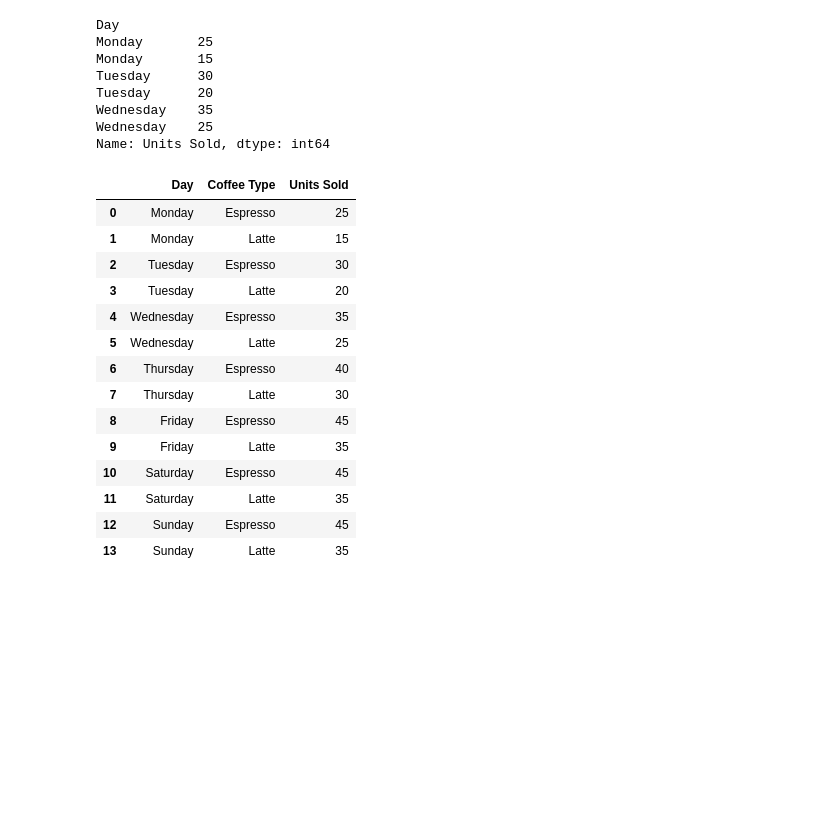
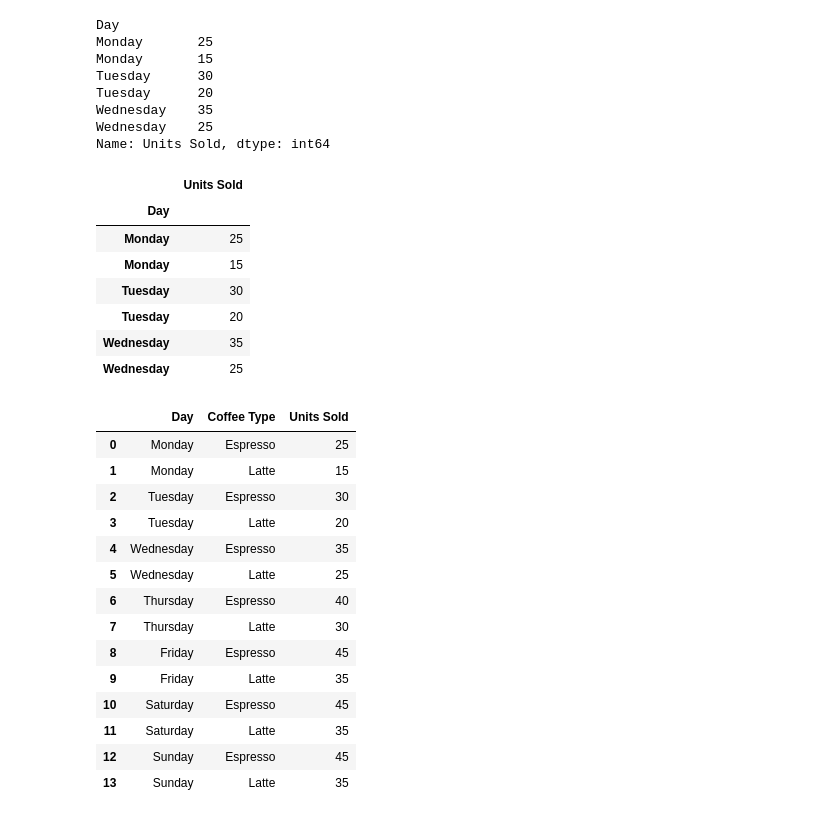
Before and after one commit to anmolzz-10/Pandas-tutorial, a Jupyter notebook: tutorial.ipynb, the cells around one changed output. Drawn from its saved outputs; the diff is of its cells as text; code cells hidden in the pictures; blank space fills up the shorter version.

```diff
--- a/tutorial.ipynb
+++ b/tutorial.ipynb
@@ -216,6 +244,17 @@ Tuesday      20
 Wednesday    35
 Wednesday    25
 Name: Units Sold, dtype: int64
+# %%
+coffee.loc['Monday':'Wednesday', ['Units Sold']] ##similar to iloc use square brackets on column value to get dataframe instead of series
+# %% [output]
+|  | Units Sold |
+| Day |  |
+| Monday | 25 |
+| Monday | 15 |
+| Tuesday | 30 |
+| Tuesday | 20 |
+| Wednesday | 35 |
+| Wednesday | 25 |
 # %%
 coffee
 # %% [output]
```
Also changed, not shown: parts of 3 cells of this notebook.
